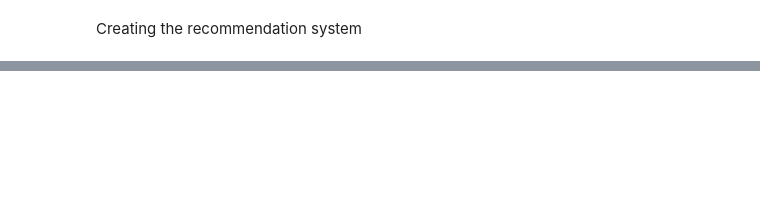
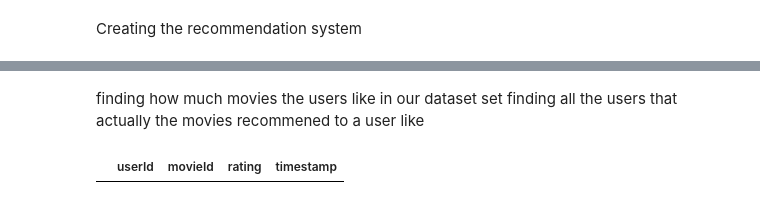
Before and after one commit to ibnabbas1429/machine_learning, a Jupyter notebook: machine_learning/recommender/movies_recommendation_system/movies_recommender.ipynb, the cells around one changed output, grey strips where cells are left out. Drawn from its saved outputs; the diff is of its cells as text; code cells hidden in the pictures; blank space fills up the shorter version.

```diff
--- a/machine_learning/recommender/movies_recommendation_system/movies_recommender.ipynb
+++ b/machine_learning/recommender/movies_recommendation_system/movies_recommender.ipynb
@@ -88,0 +116,2 @@ rating.head()
+# %%
+same_movies = rating[(rating["movieId" == movieId]) & (rating["rating"] > 4)]["userId"].unique()
@@ -88,0 +126,2 @@ rating.head()
+# %%
+same_movies_recs = rating[(rating["userId"].isin(same_movies)) & (rating["rating"] > 4)]["movieId"]
@@ -88,0 +167,3 @@ rating.head()
+# %% [markdown]
+finding how much movies the users like in our dataset set
+finding all the users that actually the movies recommened to a user like
@@ -88,0 +173,4 @@ rating.head()
+# %%
+all_users
+# %% [output]
+|  | userId | movieId | rating | timestamp |
```
Also changed, not shown: parts of 26 cells of this notebook.
